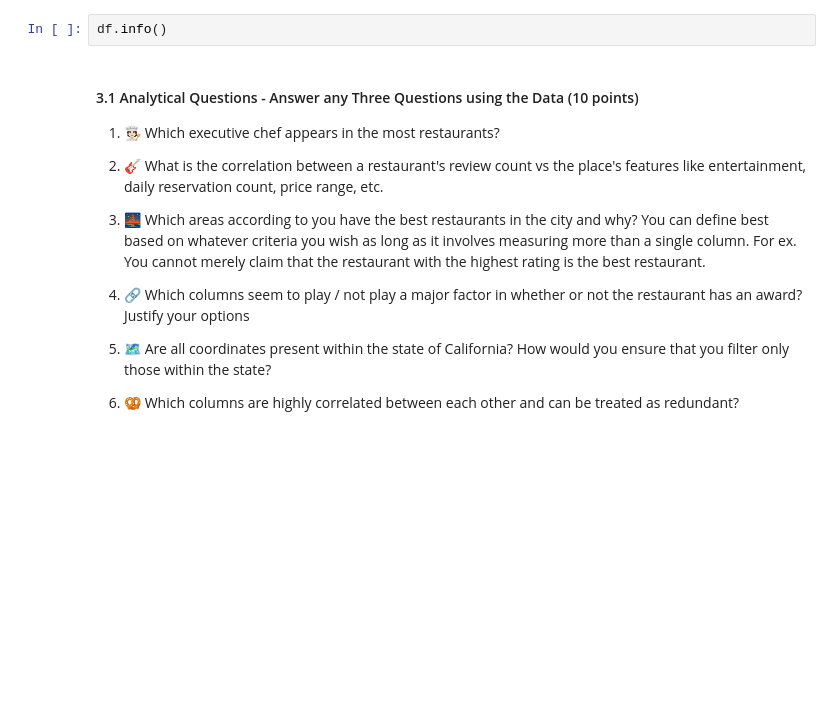
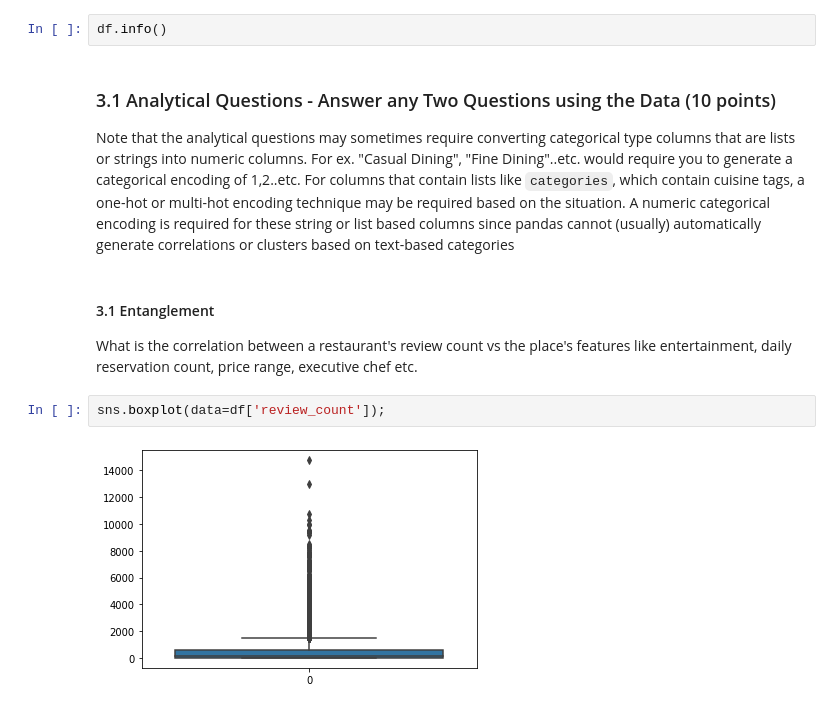
Before and after one commit to dotlas/mission_dotlas, a Jupyter notebook: analysis.ipynb, the cells around one changed output. Drawn from its saved outputs; the diff is of its cells as text; blank space fills up the shorter version.

```diff
--- a/analysis.ipynb
+++ b/analysis.ipynb
@@ -73,16 +79,14 @@ df = df.replace(0, np.nan)
 # %%
 df.info()
 # %% [markdown]
-#### 3.1 Analytical Questions - Answer any Three Questions using the Data (10 points)
+### 3.1 Analytical Questions - Answer any Two Questions using the Data (10 points)
 
-1. 🧑🏻‍🍳 Which executive chef appears in the most restaurants?
-
-2. 🎸 What is the correlation between a restaurant's review count vs the place's features like entertainment, daily reservation count, price range, etc.
-
-3. 🌉 Which areas according to you have the best restaurants in the city and why? You can define best based on whatever criteria you wish as long as it involves measuring more than a single column. For ex. You cannot merely claim that the restaurant with the highest rating is the best restaurant.
-
-4. 🔗 Which columns seem to play / not play a major factor in whether or not the restaurant has an award? Justify your options
-
-5. 🗺 Are all coordinates present within the state of California? How would you ensure that you filter only those within the state?
-
-6. 🥨 Which columns are highly correlated between each other and can be treated as redundant?
+Note that the analytical questions may sometimes require converting categorical type columns that are lists or strings into numeric columns. For ex. "Casual Dining", "Fine Dining"..etc. would require you to generate a categorical encoding of 1,2..etc. For columns that contain lists like `categories`, which contain cuisine tags, a one-hot or multi-hot encoding technique may be required based on the situation. A numeric categorical encoding is required for these string or list based columns since pandas cannot (usually) automatically generate correlations or clusters based on text-based categories
+# %% [markdown]
+#### 3.1 Entanglement
+
+What is the correlation between a restaurant's review count vs the place's features like entertainment, daily reservation count, price range, executive chef etc.
+# %%
+sns.boxplot(data=df['review_count']);
+# %% [output]
+[figure, added]
```
Also changed, not shown: parts of 15 cells of this notebook.
